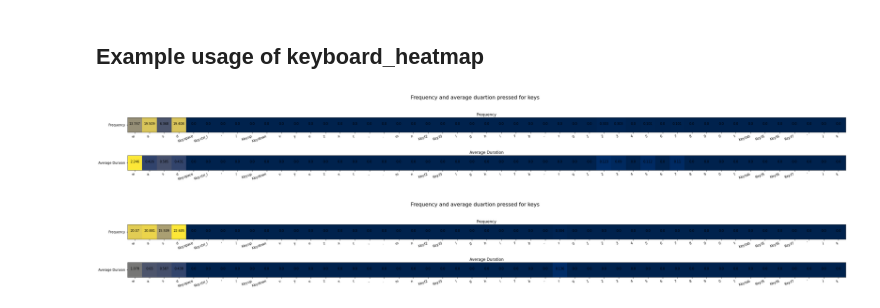
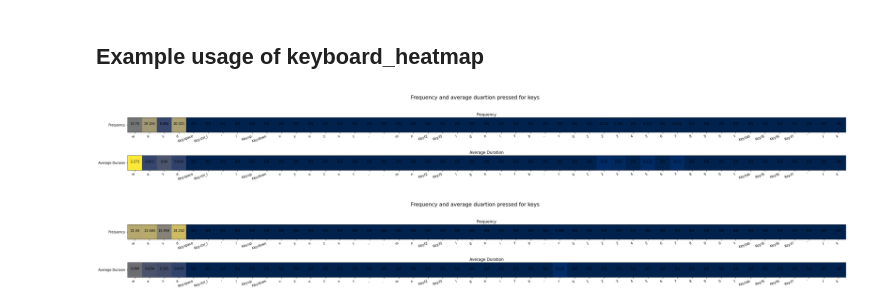
Before and after one commit to HengjunLuo/capstone-landis, a Jupyter notebook: log_parsing_examples.ipynb, the cells around one changed output. Saved outputs shown, nothing was run; the diff lists cells and outputs as text; code cells hidden in the pictures.

```diff
--- a/log_parsing_examples.ipynb
+++ b/log_parsing_examples.ipynb
@@ -106,31 +103,31 @@ heatmap.show_heatmap((150, 150))
 # %%
 # Import keyboard_heatmap module
 import keyboard_heatmap
 import log_parser
 import numpy as np
 import pandas as pd
 
 # Getting the data from  parsed input keyboard log file
 keyboard_data_Jon = log_parser.parse_keyboard_log("keyboard_actions_jon_spy_nov8.log")
-keyboard_data_segment_Jon = log_parser.get_segment(keyboard_data_Jon, index=1, seg_length=600)
+keyboard_data_segment_Jon = log_parser.get_segment(keyboard_data_Jon, index=1, seg_length=500)
 heatmap_Jon = keyboard_heatmap.keyboardHeatmap(keyboard_data_segment_Jon)
 
 keyboard_data_Zirui = log_parser.parse_keyboard_log("Zirui_Keyboard.log")
-keyboard_data_segment_Zirui = log_parser.get_segment(keyboard_data_Zirui, index=1, seg_length=600)
+keyboard_data_segment_Zirui = log_parser.get_segment(keyboard_data_Zirui, index=1, seg_length=500)
 heatmap_Zirui = keyboard_heatmap.keyboardHeatmap(keyboard_data_segment_Zirui)
 # Need to calculate max vlaue for color bar before showing heatmap
 heatmaps = []
 heatmaps.append(heatmap_Jon)
 heatmaps.append(heatmap_Zirui)
 for item in heatmaps:
     maxF = float(np.max(item.keyboard_df.freq))
     maxD = float(np.max(item.keyboard_df.avg_duration))
     if maxF > keyboard_heatmap.keyboardHeatmap.maxFreq:
         keyboard_heatmap.keyboardHeatmap.maxFreq = maxF
     if maxD > keyboard_heatmap.keyboardHeatmap.maxDura:
         keyboard_heatmap.keyboardHeatmap.maxDura = maxD
 keyboard_heatmap.keyboardHeatmap.show_heatmap(heatmap_Jon)
 keyboard_heatmap.keyboardHeatmap.show_heatmap(heatmap_Zirui)
 # %% [output]
-[figure, old version]
+[figure, new version]
-[figure, old version]
+[figure, new version]
```
Also changed, not shown: parts of 1 cell of this notebook, 3 other files.
